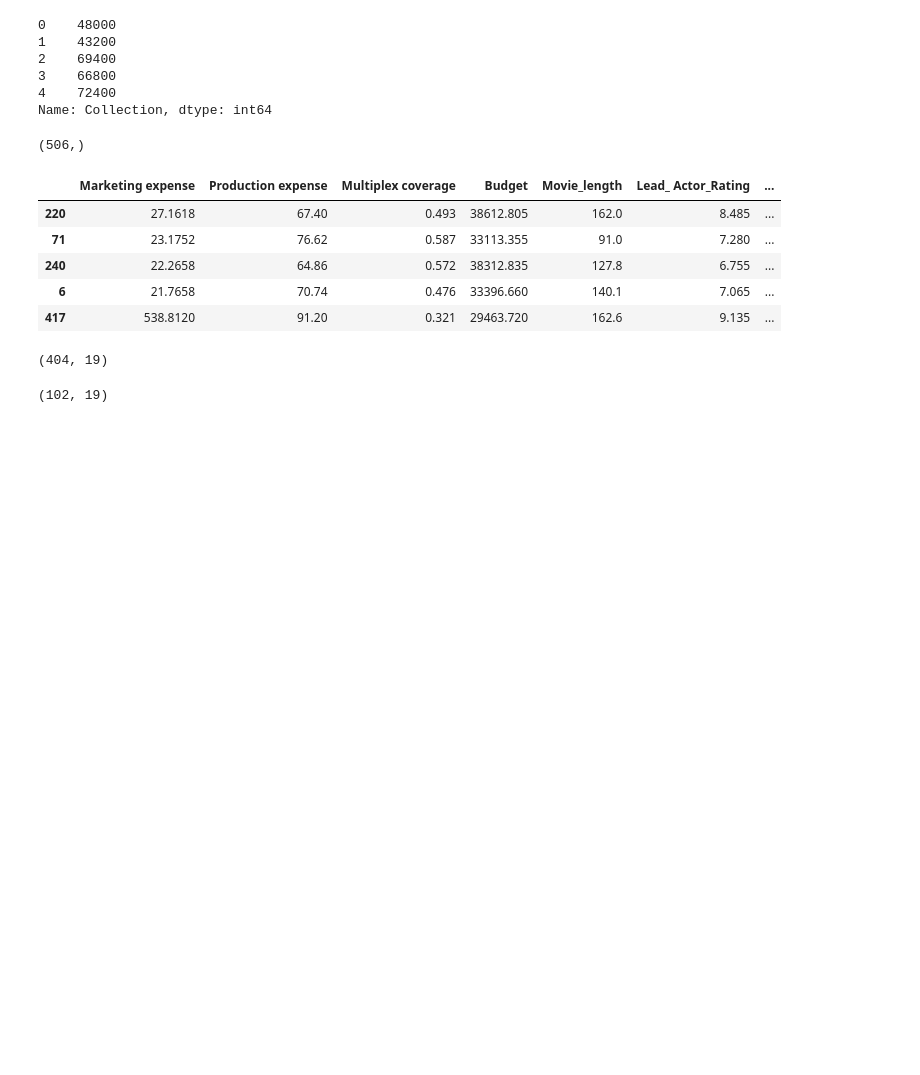
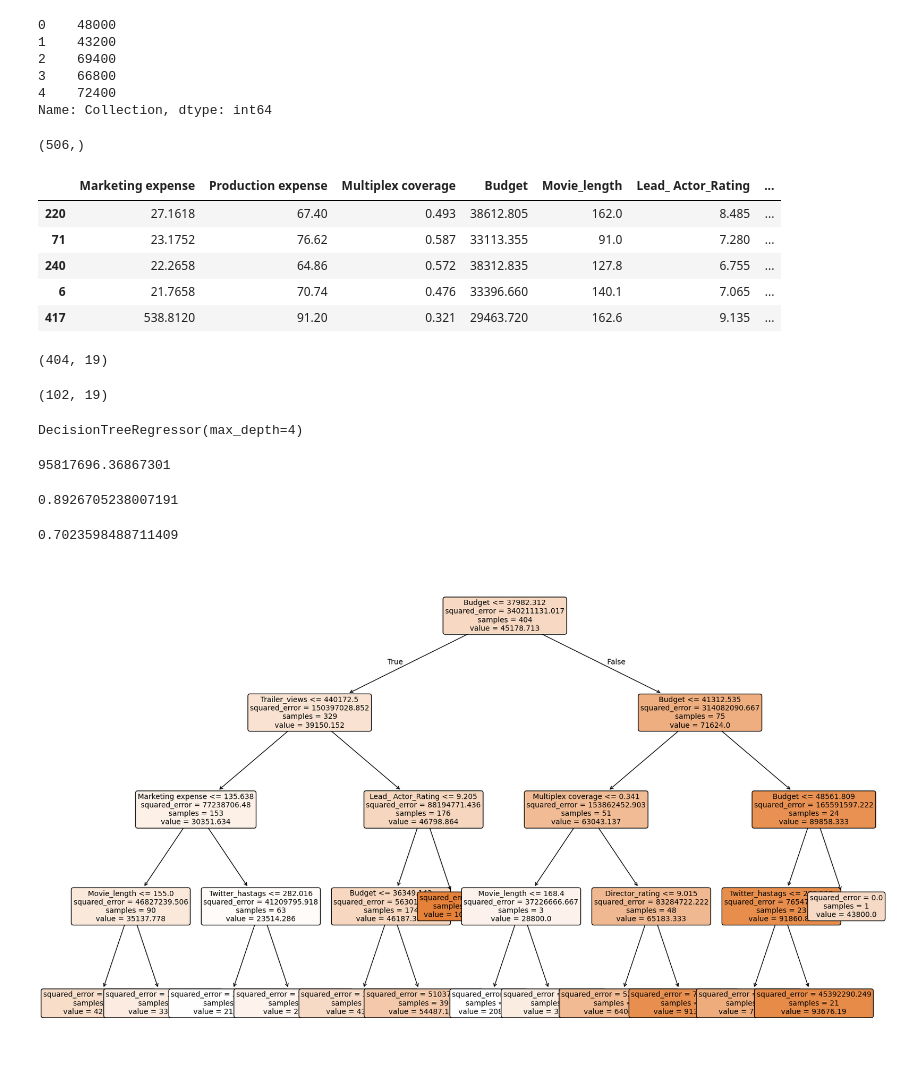
Before and after one commit to sonsungjong/ML_python, a Jupyter notebook: ML_Tree/regression_tree.ipynb, the cells around one changed output. Drawn from its saved outputs; the diff is of its cells as text; code cells hidden in the pictures; blank space fills up the shorter version.

Commit message:
fit and predict

```diff
--- a/ML_Tree/regression_tree.ipynb
+++ b/ML_Tree/regression_tree.ipynb
@@ -187,3 +188,14 @@ X_train.shape
 X_test.shape
 # %% [output]
 (102, 19)
+# %%
+# Training Regression Tree
+from sklearn import tree
+
+# 5 초과는 비추. 모델 복잡도가 높아져 과적합 가능성이 커짐
+reg_tree = tree.DecisionTreeRegressor(max_depth=4)
+# %%
+# fit 으로 훈련데이터를 훈련시킨다
+reg_tree.fit(X_train, y_train)
+# %% [output]
+DecisionTreeRegressor(max_depth=4)
@@ -189,0 +206,18 @@ X_test.shape
+# %%
+# 모델 Performance
+from sklearn.metrics import mean_squared_error, r2_score
+
+# MSE 오차평가 (낮을 수록 좋음)
+mean_squared_error(y_test, y_test_prediction)
+# %% [output]
+95817696.36867301
+# %%
+# 학습R2 : 높을수록 잘 훈련됨
+r2_score(y_train, y_train_prediction)
+# %% [output]
+0.8926705238007191
+# %%
+# 테스트 R2 : 높을수록 잘 예측
+r2_score(y_test, y_test_prediction)
+# %% [output]
+0.7023598488711409
@@ -189,0 +227,13 @@ X_test.shape
+# %%
+from IPython.display import Image
+import pydotplus        # pip install pydotplus
+import matplotlib.pyplot as plt
+
+# graph = pydotplus.graph_from_dot_data(dot_data)
+# Image(graph.create_png())
+
+plt.figure(figsize=(20, 12))
+tree.plot_tree(reg_tree, feature_names=X_train.columns, filled=True, rounded=True, fontsize=10)
+plt.show()
+# %% [output]
+[figure, added]
```
Also changed, not shown: parts of 4 cells of this notebook, 1 other file.
